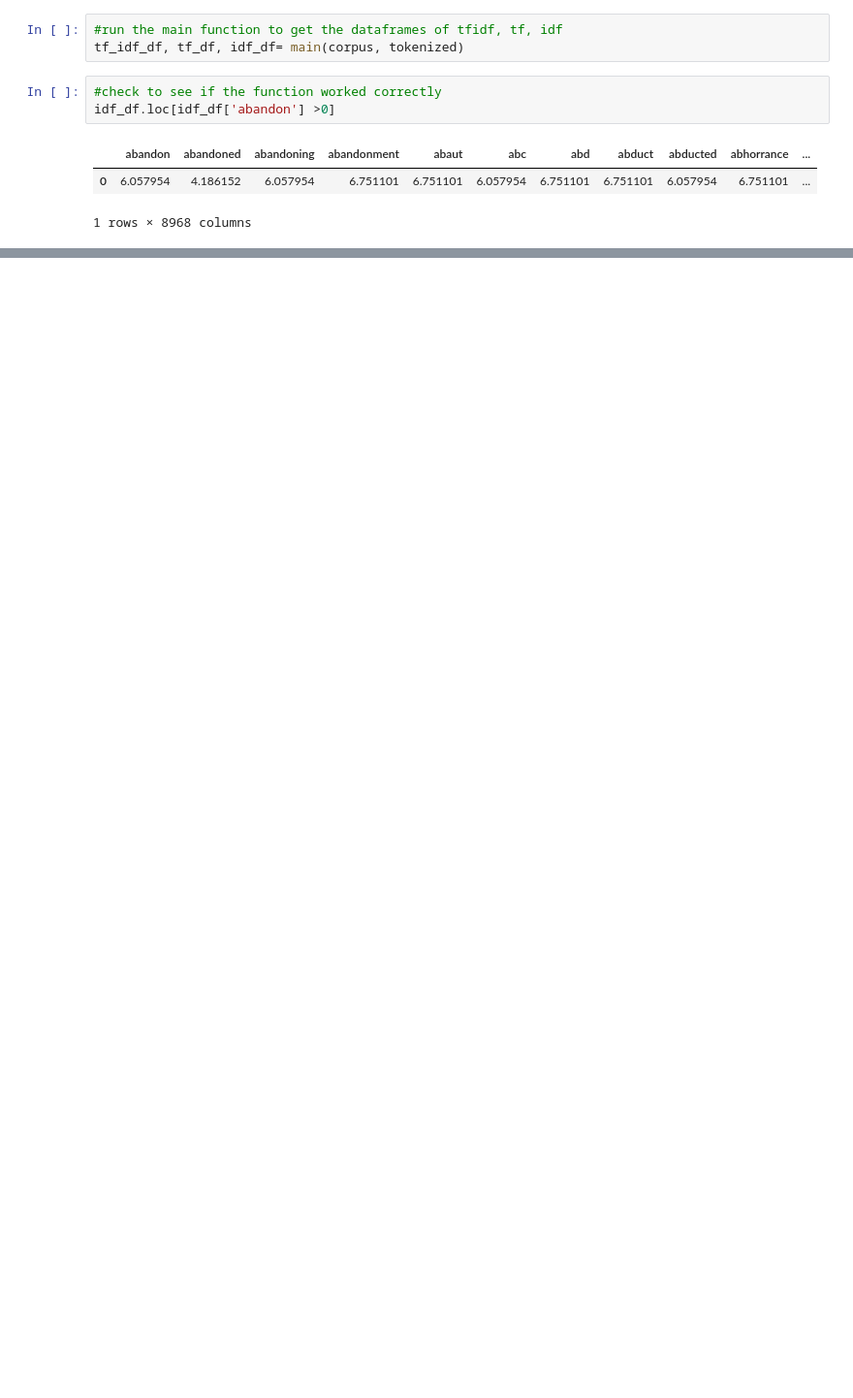
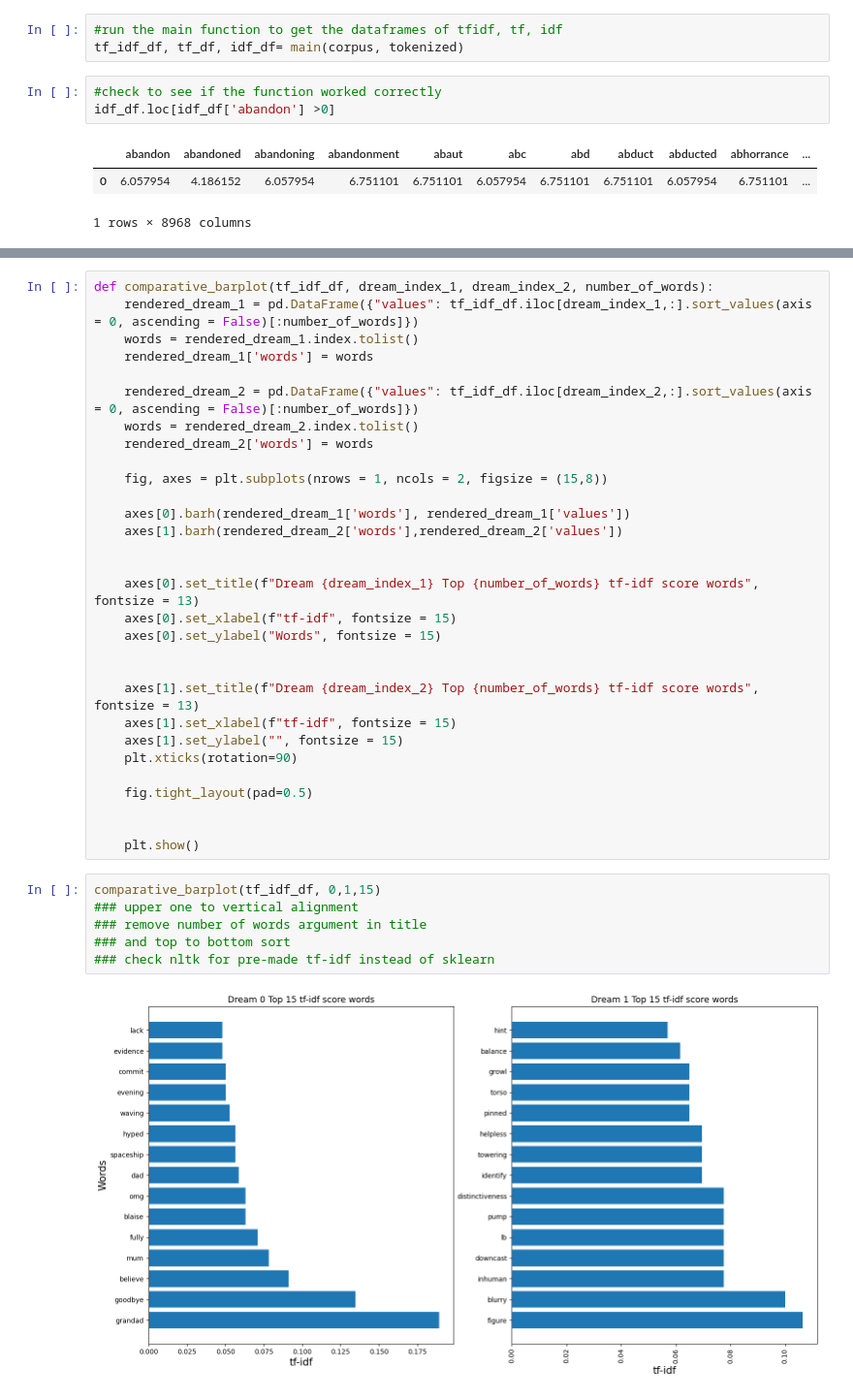
Before and after one commit to veochae/Dreams, a Jupyter notebook: non_neural_models/tf-idf.ipynb, the cells around one changed output, grey strips where cells are left out. Shown at 97% size. Saved outputs shown, nothing was run; the diff lists cells and outputs as text; blank space fills up the shorter version.

```diff
--- a/non_neural_models/tf-idf.ipynb
+++ b/non_neural_models/tf-idf.ipynb
@@ -108,0 +123,38 @@ Name: 1, dtype: float64
+# %%
+def comparative_barplot(tf_idf_df, dream_index_1, dream_index_2, number_of_words):
+    rendered_dream_1 = pd.DataFrame({"values": tf_idf_df.iloc[dream_index_1,:].sort_values(axis = 0, ascending = False)[:number_of_words]})
+    words = rendered_dream_1.index.tolist()
+    rendered_dream_1['words'] = words
+
+    rendered_dream_2 = pd.DataFrame({"values": tf_idf_df.iloc[dream_index_2,:].sort_values(axis = 0, ascending = False)[:number_of_words]})
+    words = rendered_dream_2.index.tolist()
+    rendered_dream_2['words'] = words
+
+    fig, axes = plt.subplots(nrows = 1, ncols = 2, figsize = (15,8))
+
+    axes[0].barh(rendered_dream_1['words'], rendered_dream_1['values'])
+    axes[1].barh(rendered_dream_2['words'],rendered_dream_2['values'])
+
+
+    axes[0].set_title(f"Dream {dream_index_1} Top {number_of_words} tf-idf score words", fontsize = 13)
+    axes[0].set_xlabel(f"tf-idf", fontsize = 15)
+    axes[0].set_ylabel("Words", fontsize = 15)
+
+
+    axes[1].set_title(f"Dream {dream_index_2} Top {number_of_words} tf-idf score words", fontsize = 13)
+    axes[1].set_xlabel(f"tf-idf", fontsize = 15)
+    axes[1].set_ylabel("", fontsize = 15)
+    plt.xticks(rotation=90)
+
+    fig.tight_layout(pad=0.5)
+
+
+    plt.show()
+# %%
+comparative_barplot(tf_idf_df, 0,1,15)
+### upper one to vertical alignment
+### remove number of words argument in title
+### and top to bottom sort
+### check nltk for pre-made tf-idf instead of sklearn
+# %% [output]
+[figure, added]
```
Also changed, not shown: parts of 12 cells of this notebook, 3 other files.
